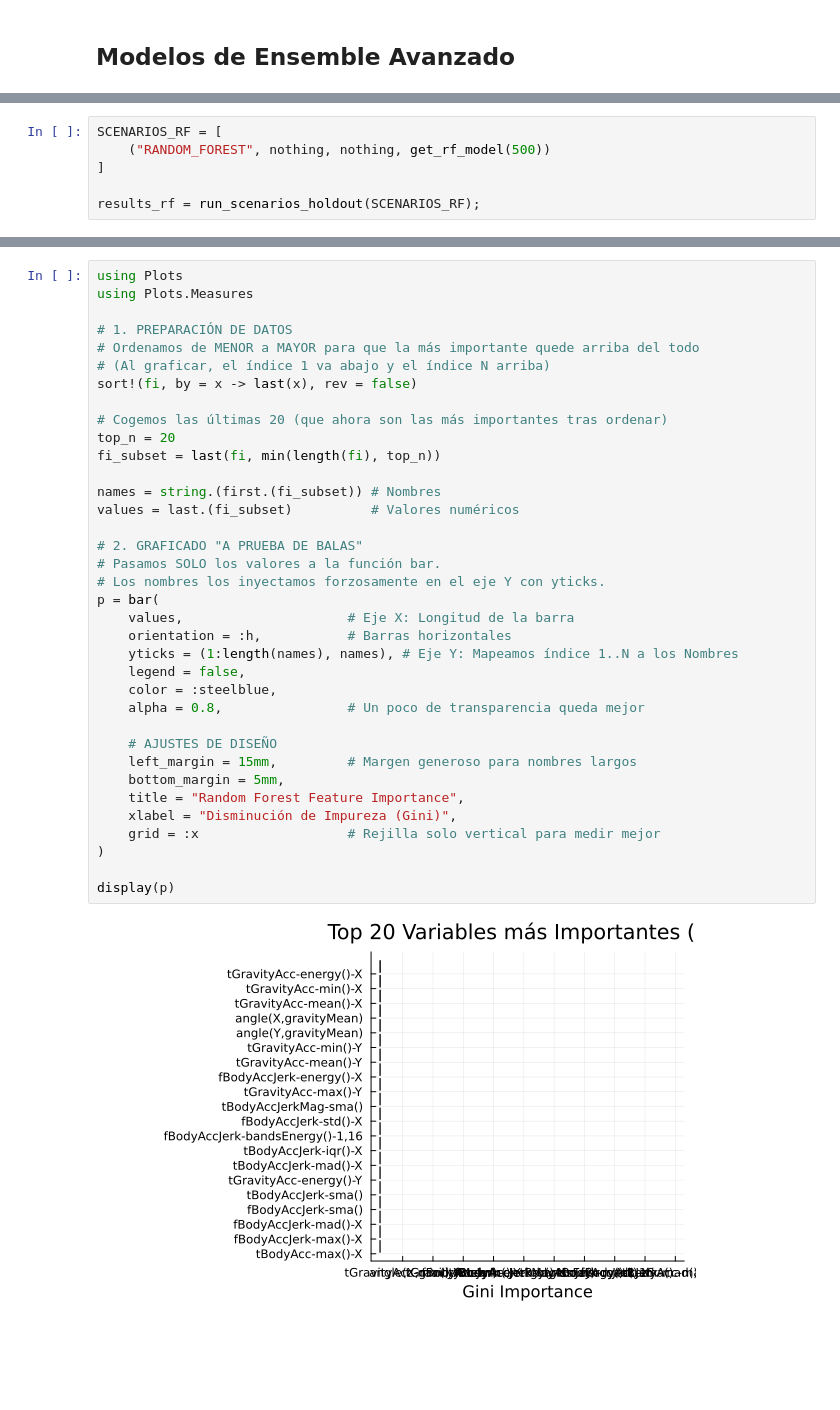
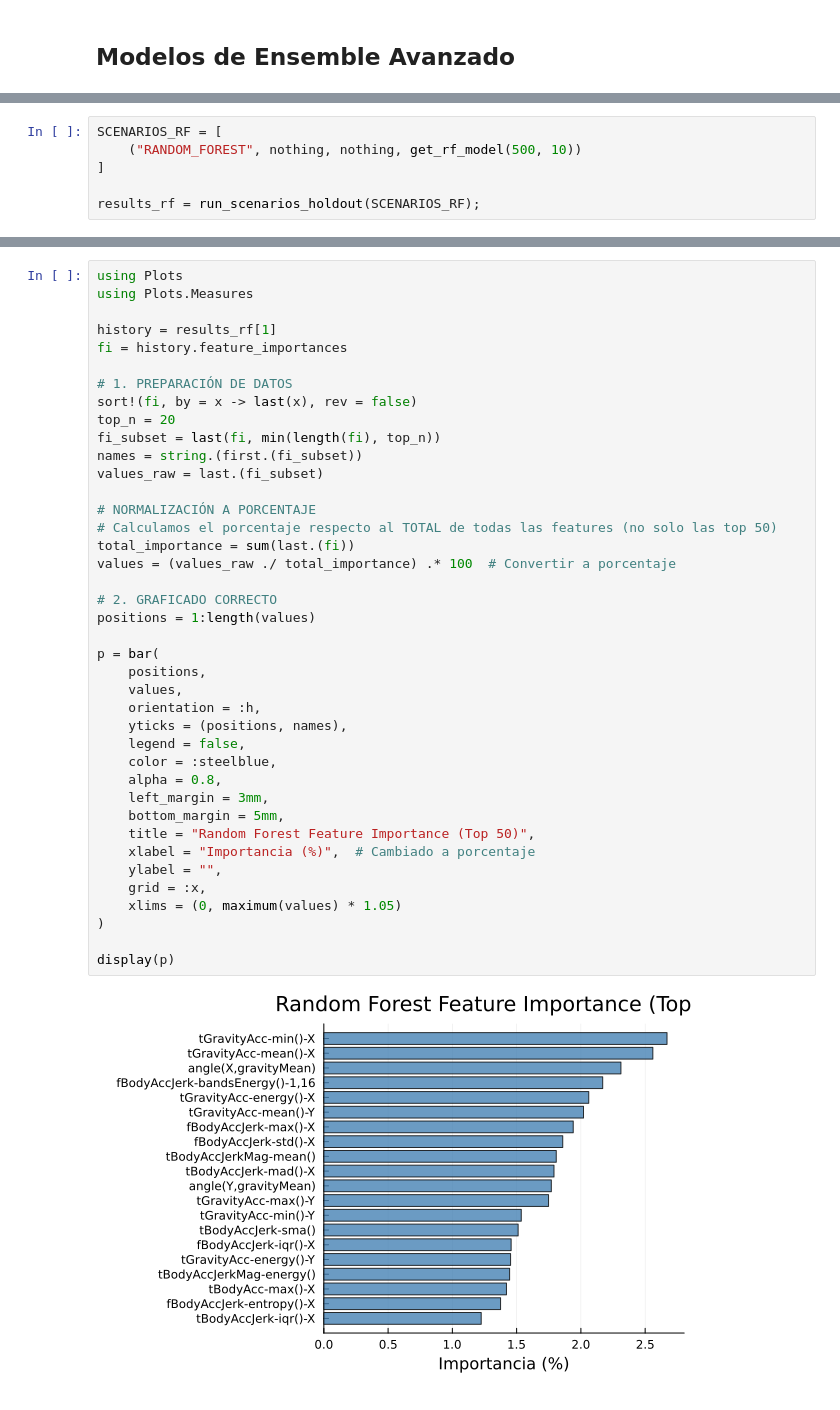
Before and after one commit to albagonzalezpena/MAAAI, a Jupyter notebook: p2/notebooks/experiment.ipynb, the cells around one changed output, grey strips where cells are left out. Drawn from its saved outputs; the diff is of its cells as text; blank space fills up the shorter version.

```diff
--- a/p2/notebooks/experiment.ipynb
+++ b/p2/notebooks/experiment.ipynb
@@ -895,6 +924,6 @@ Exp: EVOTREE_100   Dims: {505} -> {505} -> {505}   Accuracy: 0.8711   F1_Macro:
 # %%
 SCENARIOS_RF = [
-    ("RANDOM_FOREST", nothing, nothing, get_rf_model(500))
+    ("RANDOM_FOREST", nothing, nothing, get_rf_model(500, 10))
 ]
 
 results_rf = run_scenarios_holdout(SCENARIOS_RF);
@@ -929,38 +937,42 @@ fi = history.feature_importances
 # %%
 using Plots
 using Plots.Measures
 
+history = results_rf[1]
+fi = history.feature_importances
+
 # 1. PREPARACIÓN DE DATOS
-# Ordenamos de MENOR a MAYOR para que la más importante quede arriba del todo
-# (Al graficar, el índice 1 va abajo y el índice N arriba)
 sort!(fi, by = x -> last(x), rev = false)
-
-# Cogemos las últimas 20 (que ahora son las más importantes tras ordenar)
 top_n = 20
 fi_subset = last(fi, min(length(fi), top_n))
+names = string.(first.(fi_subset))
+values_raw = last.(fi_subset)
 
-names = string.(first.(fi_subset)) # Nombres
-values = last.(fi_subset)          # Valores numéricos
+# NORMALIZACIÓN A PORCENTAJE
+# Calculamos el porcentaje respecto al TOTAL de todas las features (no solo las top 50)
+total_importance = sum(last.(fi))
+values = (values_raw ./ total_importance) .* 100  # Convertir a porcentaje
 
-# 2. GRAFICADO "A PRUEBA DE BALAS"
-# Pasamos SOLO los valores a la función bar.
-# Los nombres los inyectamos forzosamente en el eje Y con yticks.
+# 2. GRAFICADO CORRECTO
+positions = 1:length(values)
+
 p = bar(
-    values,                     # Eje X: Longitud de la barra
-    orientation = :h,           # Barras horizontales
-    yticks = (1:length(names), names), # Eje Y: Mapeamos índice 1..N a los Nombres
+    positions,
+    values,
+    orientation = :h,
+    yticks = (positions, names),
     legend = false,
     color = :steelblue,
-    alpha = 0.8,                # Un poco de transparencia queda mejor
-
-    # AJUSTES DE DISEÑO
-    left_margin = 15mm,         # Margen generoso para nombres largos
+    alpha = 0.8,
+    left_margin = 3mm,
     bottom_margin = 5mm,
-    title = "Random Forest Feature Importance",
-    xlabel = "Disminución de Impureza (Gini)",
-    grid = :x                   # Rejilla solo vertical para medir mejor
+    title = "Random Forest Feature Importance (Top 50)",
+    xlabel = "Importancia (%)",  # Cambiado a porcentaje
+    ylabel = "",
+    grid = :x,
+    xlims = (0, maximum(values) * 1.05)
 )
 
 display(p)
 # %% [output]
-[figure, old version]
+[figure, new version]
```
Also changed, not shown: parts of 24 cells of this notebook, 8 other files.
